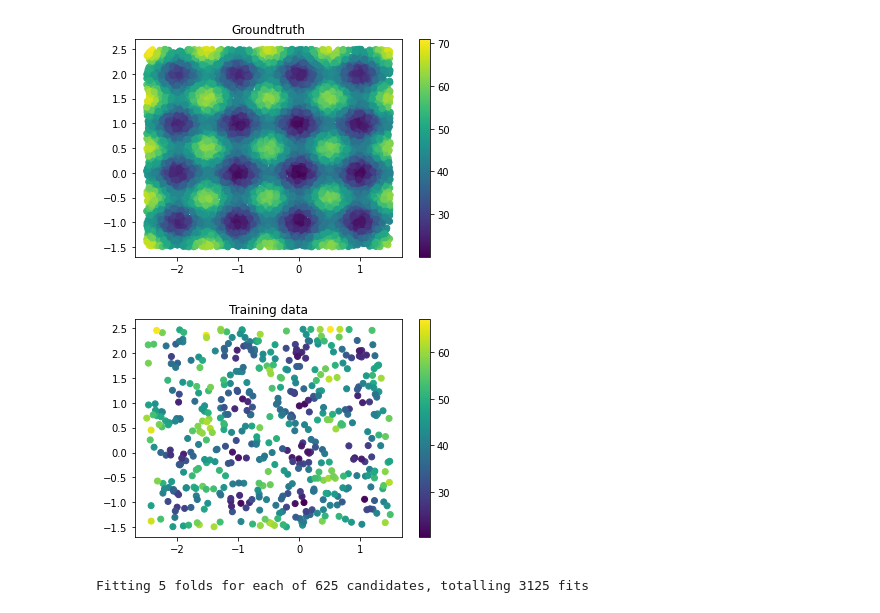
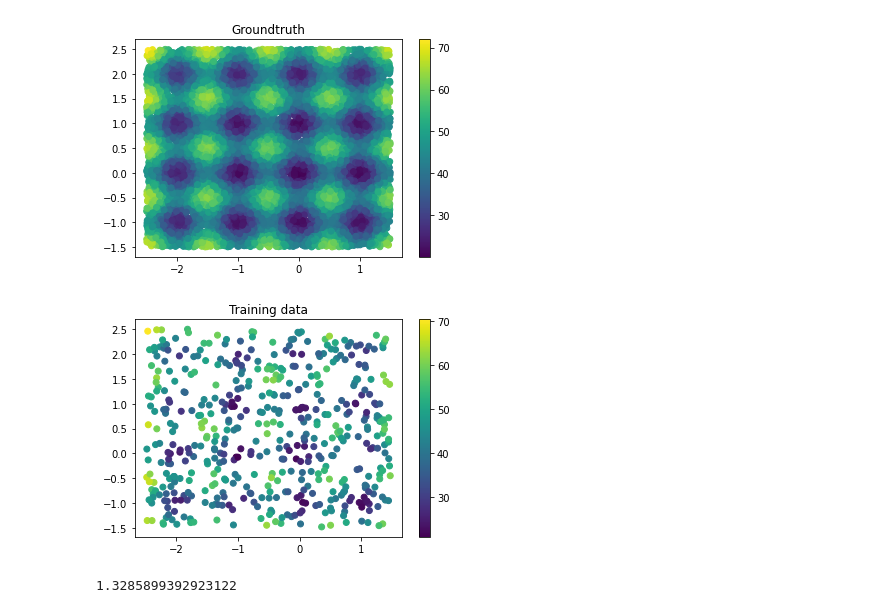
Before and after one commit to PascalKnoll/Investigation-of-Particle-Swarm-Optimization, a Jupyter notebook: AOT_Notebook.ipynb, the cells around one changed output. Cells and saved outputs as stored; diff of their text form; code cells hidden in the pictures.

Commit message:
neuer plot mit train vs pred

```diff
--- a/AOT_Notebook.ipynb
+++ b/AOT_Notebook.ipynb
@@ -17,8 +15,9 @@ import plotly.express as px
 np.random.seed(42)
 # %%
 target_func = lambda X: (20 + X**2 - 10 * np.cos(2*np.pi*X)).sum(axis=0)
+
+n_train_data_points = 500
+n_test_data_points = 10_000
+n_dims = 2
+lower_bound = -2.5, -1.5
+upper_bound = +1.5, +2.5
-# %%
-X_test, y_test = generate_sample(10_000, 2, (-2.5, -1.5), (1.5, 2.5), target_func)
-visualize(X_test, y_test, title='Groundtruth')
-# %% [output]
-[figure, removed]
@@ -28,7 +24,11 @@ X_train, y_train = generate_sample(N, 2, (-2.5, -1.5), (1.5, 2.5), target_func,
+# %%
+X_train, y_train = generate_sample(n_train_data_points, n_dims, lower_bound, upper_bound, target_func, noise_scale=1)
+X_test, y_test = generate_sample(n_test_data_points, n_dims, lower_bound, upper_bound, target_func)
 # %%
-visualize(X_train, y_train, title='Training data')
+visualize(X_test, y_test, title='Groundtruth'), visualize(X_train, y_train, title='Training data');
 # %% [output]
-[figure, old version]
+[figure, new version]
+[figure, added]
 # %%
 hp = {
     'c1': 0.5,
@@ -45,8 +45,9 @@ gpr = gpr.fit(X_train, y_train)
 # %%
 y_pred = gpr.predict(X_test)
 mean_squared_error(y_test, y_pred)
+# %% [output]
+1.3285899392923122
 # %%
-# dauert 40s
-gpr = gpr.hyper_optimize(X_train, y_train)
+# # dauert m 40s
+# gpr = gpr.hyper_optimize(X_train, y_train)
+# mean_squared_error(y_test, y_pred)
-# %% [output]
-Fitting 5 folds for each of 625 candidates, totalling 3125 fits
```
Also changed, not shown: parts of 7 cells of this notebook.
